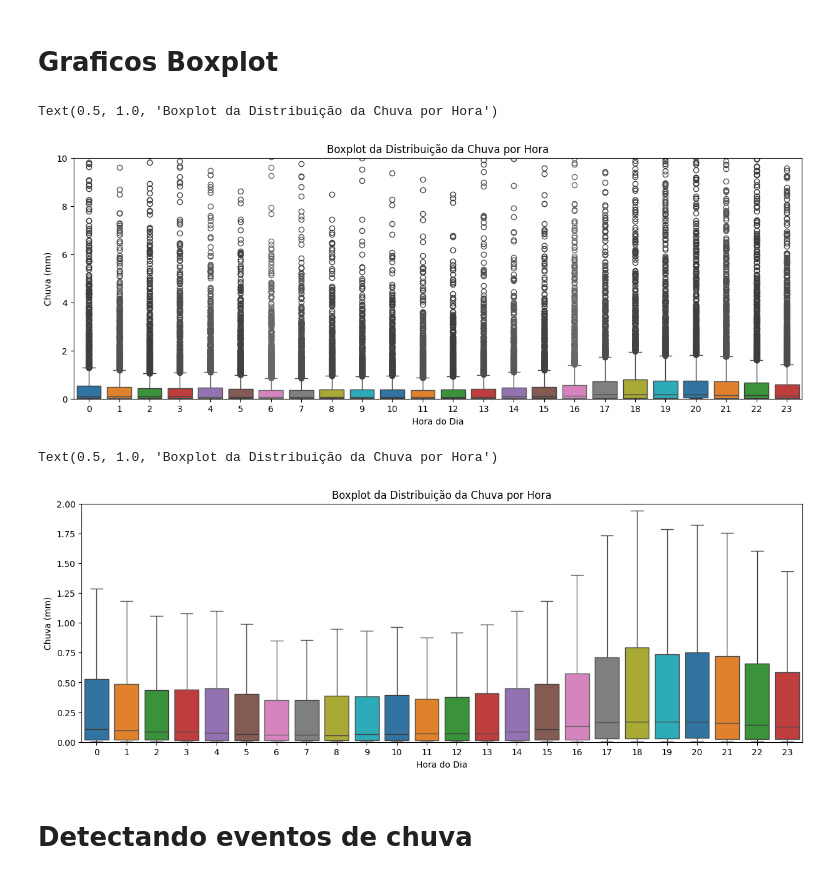
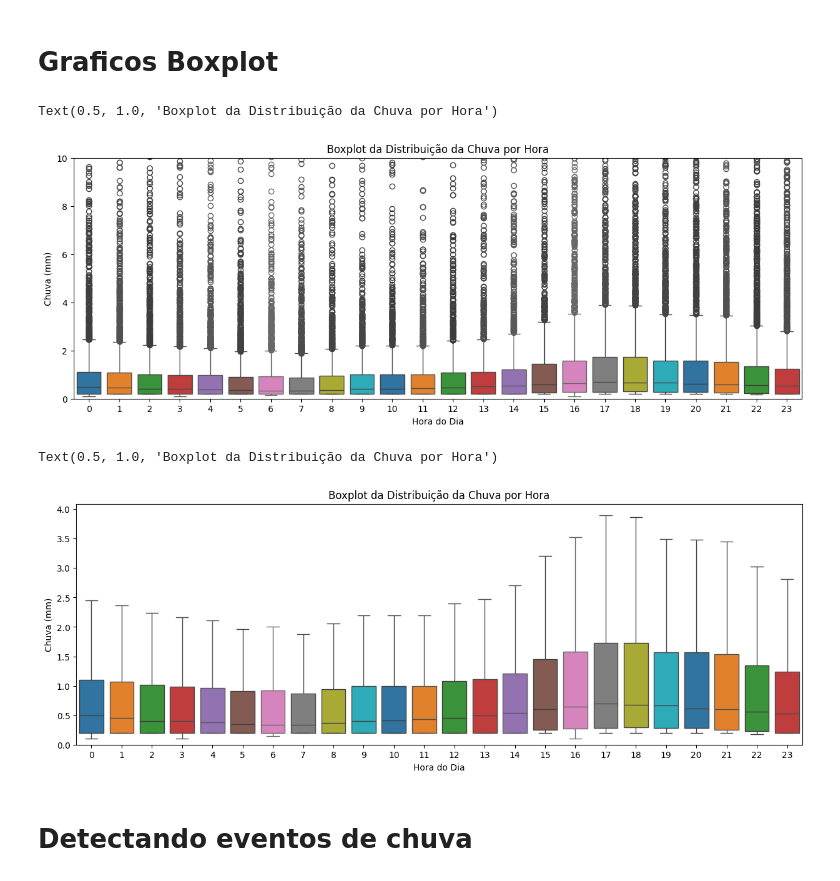
Before and after one commit to eduviana1/TEEP_Chuva_Horaria, a Jupyter notebook: (Edu)_TEEP_chuva_horaria.ipynb, the cells around one changed output. Saved outputs shown, nothing was run; the diff lists cells and outputs as text; code cells hidden in the pictures.

```diff
--- a/(Edu)_TEEP_chuva_horaria.ipynb
+++ b/(Edu)_TEEP_chuva_horaria.ipynb
@@ -59,49 +59,51 @@ df_estacoes.head()
 # %%
 # Boxplot distribuição horária
 fig, ax = plt.subplots(1,1, figsize = (15,5))
 
 for hora in range(0,24):
   # Tirando a média dos valores das estações para um mesmo horario
   df_hora = (df_estacoes[(df_estacoes["Hora"] == hora)]
-             .drop(columns = ['DataHora', 'Hora'])
-             .mean(axis = 1) )
+             .drop(columns = ['DataHora', 'Hora']))
   # Filtrando valores acima de 0.0
-  df_hora = df_hora[df_hora > 0.0]
+  df_hora = df_hora[(df_hora > 0.0)]
+  df_hora = df_hora.mean(axis = 1)
+  # display(df_hora)
   # Plotando Boxplot
   sns.boxplot(y = df_hora, x = hora, ax = ax)
 
 # Ajustando limite vertical do grafico (até y = 10)
 ax.set_ylim(0,10)
 # Adicionando Titulo e legendas
 ax.set_xlabel('Hora do Dia')
 ax.set_ylabel('Chuva (mm)')
 ax.set_title('Boxplot da Distribuição da Chuva por Hora')
 # %% [output]
 Text(0.5, 1.0, 'Boxplot da Distribuição da Chuva por Hora')
-[figure, old version]
+[figure, new version]
 # %%
-# Boxplot sem outliers
+# Versão de teste
+# Boxplot distribuição horária
 fig, ax = plt.subplots(1,1, figsize = (15,5))
 
 for hora in range(0,24):
   # Tirando a média dos valores das estações para um mesmo horario
   df_hora = (df_estacoes[(df_estacoes["Hora"] == hora)]
-             .drop(columns = ['DataHora', 'Hora'])
-             .mean(axis = 1) )
+             .drop(columns = ['DataHora', 'Hora']))
   # Filtrando valores acima de 0.0
-  df_hora = df_hora[df_hora > 0.0]
-  # Plotando Boxplot (sem marcadores de outlier)
+  df_hora = df_hora[(df_hora > 0.0)]
+  df_hora = df_hora.mean(axis = 1)
+  # Plotando Boxplot
   sns.boxplot(y = df_hora, x = hora, ax = ax, showfliers = False)
 
 # Ajustando limite vertical do grafico (até y = 10)
-ax.set_ylim(0,2)
+ax.set_ylim(0,4)
 # Adicionando Titulo e legendas
 ax.set_xlabel('Hora do Dia')
 ax.set_ylabel('Chuva (mm)')
 ax.set_title('Boxplot da Distribuição da Chuva por Hora')
 # %% [output]
 Text(0.5, 1.0, 'Boxplot da Distribuição da Chuva por Hora')
-[figure, old version]
+[figure, new version]
 # %% [markdown]
 # Detectando eventos de chuva
 # %%
```
Also changed, not shown: parts of 5 cells of this notebook.
